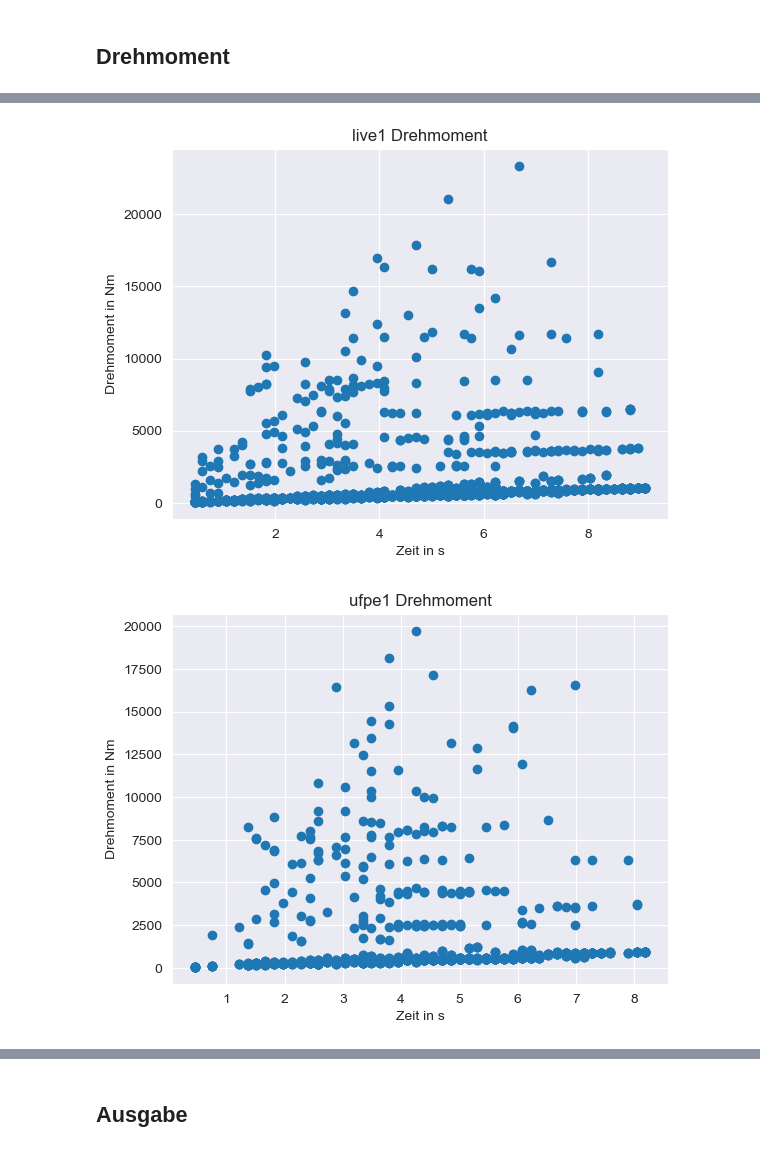
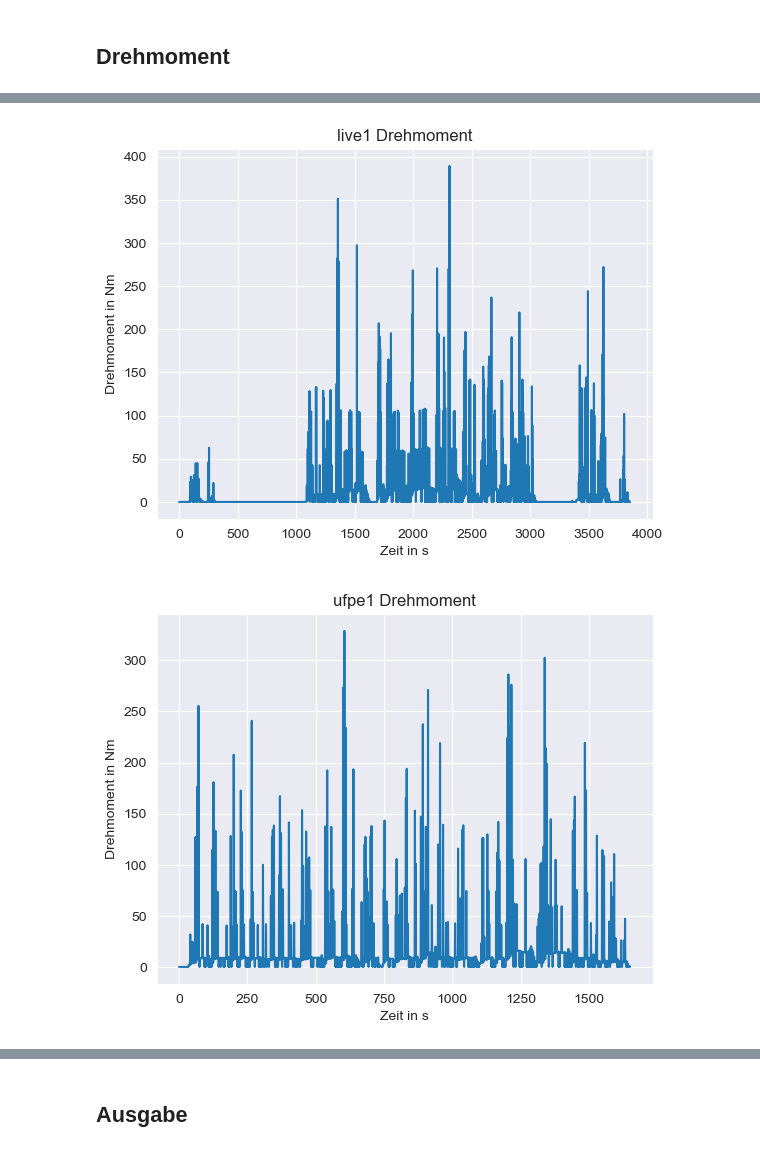
Before and after one commit to camila-duarte/verbrennungsmotoren, a Jupyter notebook: Berechnungen.ipynb, the cells around one changed output, grey strips where cells are left out. Saved outputs shown, nothing was run; the diff lists cells and outputs as text; code cells hidden in the pictures.

Commit message:
Drehmoment zuende

```diff
--- a/Berechnungen.ipynb
+++ b/Berechnungen.ipynb
@@ -175,13 +175,13 @@ for i in range(length):
     drehM = np.zeros(local_length)
     for j in range(local_length-1):
         if 0 != data[i]["ENGINE_RPM ()"][j]:
-            drehM[j] = (data[i]["LEISTUNG"][j]*9.550)/((data[i]["ENGINE_RPM ()"][j]))
+            drehM[j] = (data[i]["LEISTUNG"][j]*9.550)/((data[i]["ENGINE_RPM ()"][j]*60))
         else:            #für den Fall das n = 0, ist die Formel oben nicht definiert, da der Motor in diesem Fall steht wird M = 0 gesetzt
             drehM[j] = 0
     data[i] = data[i].assign(DREHMOMENT=drehM)
-    temp_data = data[i].sort_values(by=["N_RAD"])
-    temp_data = temp_data.drop(temp_data[temp_data["LEISTUNG"]==0].index)
-    plt.scatter(temp_data["N_RAD"],temp_data["DREHMOMENT"])
+    #temp_data = data[i].sort_values(by=["N_RAD"])
+    #temp_data = temp_data.drop(temp_data[temp_data["LEISTUNG"]==0].index)
+    plt.plot(data[i]["DREHMOMENT"])
     plt.title(names[i]+" Drehmoment")
     plt.xlabel("Zeit in s")
     plt.ylabel("Drehmoment in Nm")
@@ -194,2 +194,2 @@ for i in range(length):
-[figure, old version]
+[figure, new version]
-[figure, old version]
+[figure, new version]
```
Also changed, not shown: parts of 4 cells of this notebook, 24 other files.
